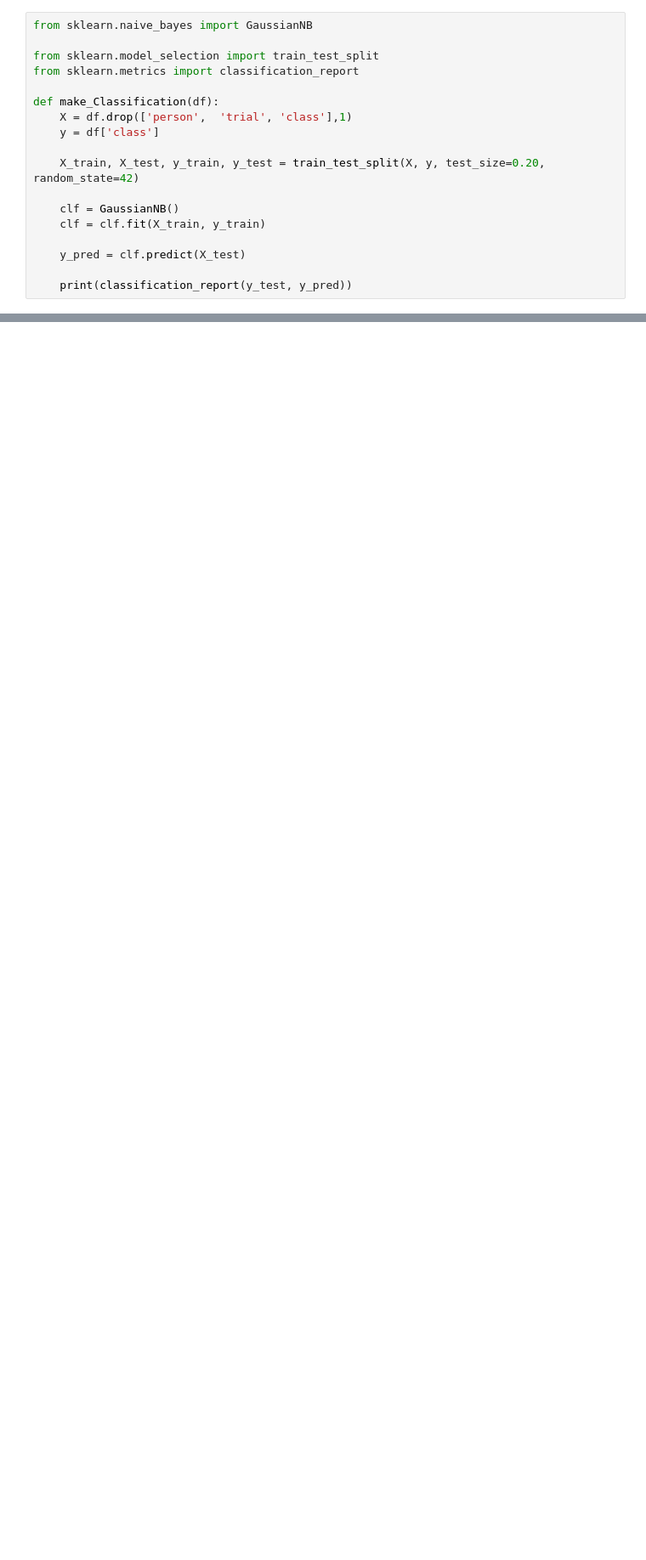
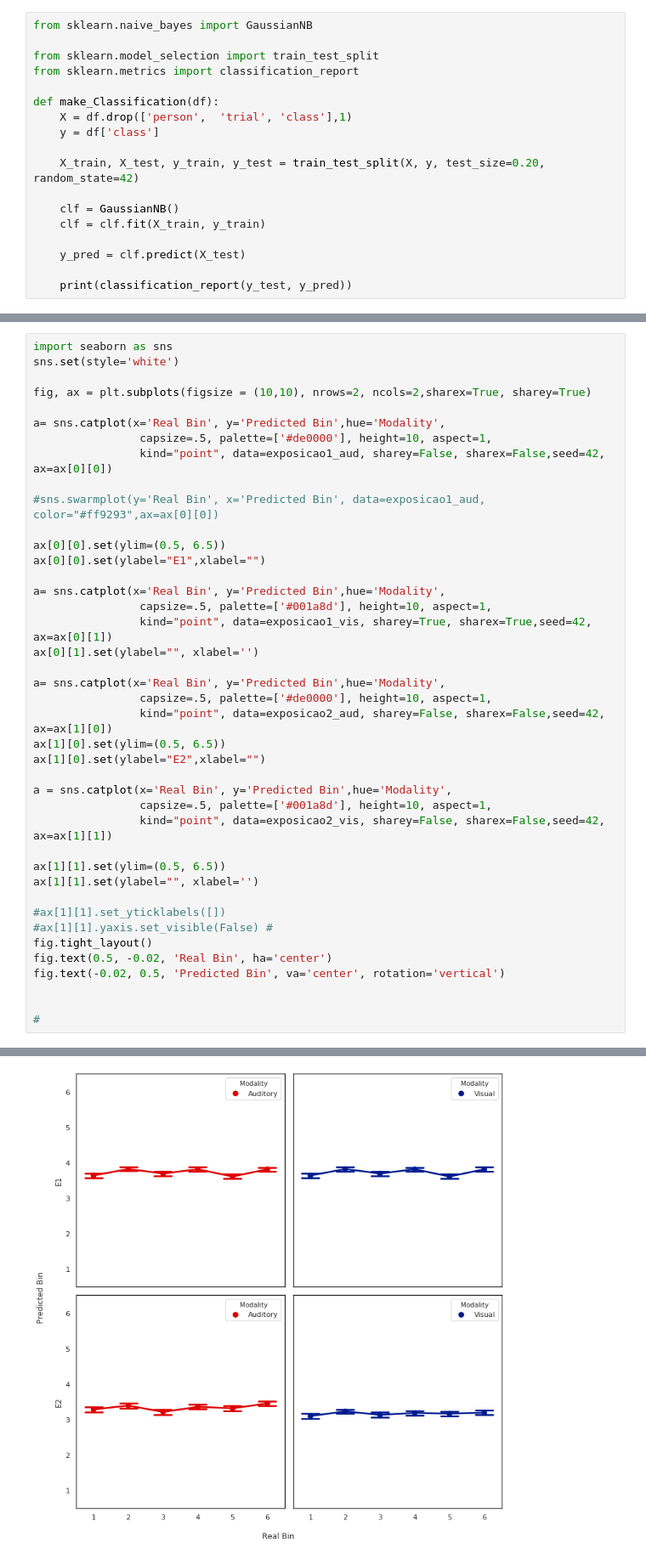
Before and after one commit to bruAristimunha/Across-Modalities, a Jupyter notebook: notebook/Original-Proposal.ipynb, the cells around one changed output, grey strips where cells are left out. Shown at 85% size. Cells and saved outputs as stored; diff of their text form; blank space fills up the shorter version.

```diff
--- a/notebook/Original-Proposal.ipynb
+++ b/notebook/Original-Proposal.ipynb
@@ -365,0 +442,42 @@ def make_Classification(df):
+# %%
+import seaborn as sns
+sns.set(style='white')
+
+fig, ax = plt.subplots(figsize = (10,10), nrows=2, ncols=2,sharex=True, sharey=True)
+
+a= sns.catplot(x='Real Bin', y='Predicted Bin',hue='Modality',
+                capsize=.5, palette=['#de0000'], height=10, aspect=1,
+                kind="point", data=exposicao1_aud, sharey=False, sharex=False,seed=42, ax=ax[0][0])
+
+#sns.swarmplot(y='Real Bin', x='Predicted Bin', data=exposicao1_aud, color="#ff9293",ax=ax[0][0])
+
+ax[0][0].set(ylim=(0.5, 6.5))
+ax[0][0].set(ylabel="E1",xlabel="")
+
+a= sns.catplot(x='Real Bin', y='Predicted Bin',hue='Modality',
+                capsize=.5, palette=['#001a8d'], height=10, aspect=1,
+                kind="point", data=exposicao1_vis, sharey=True, sharex=True,seed=42, ax=ax[0][1])
+ax[0][1].set(ylabel="", xlabel='')
+
+a= sns.catplot(x='Real Bin', y='Predicted Bin',hue='Modality',
+                capsize=.5, palette=['#de0000'], height=10, aspect=1,
+                kind="point", data=exposicao2_aud, sharey=False, sharex=False,seed=42, ax=ax[1][0])
+ax[1][0].set(ylim=(0.5, 6.5))
+ax[1][0].set(ylabel="E2",xlabel="")
+
+a = sns.catplot(x='Real Bin', y='Predicted Bin',hue='Modality',
+                capsize=.5, palette=['#001a8d'], height=10, aspect=1,
+                kind="point", data=exposicao2_vis, sharey=False, sharex=False,seed=42, ax=ax[1][1])
+
+ax[1][1].set(ylim=(0.5, 6.5))
+ax[1][1].set(ylabel="", xlabel='')
+
+#ax[1][1].set_yticklabels([])
+#ax[1][1].yaxis.set_visible(False) #
+fig.tight_layout()
+fig.text(0.5, -0.02, 'Real Bin', ha='center')
+fig.text(-0.02, 0.5, 'Predicted Bin', va='center', rotation='vertical')
+
+
+#
+# %% [output]
@@ -365,0 +485 @@ def make_Classification(df):
+[figure, added]
```
Also changed, not shown: parts of 22 cells of this notebook.
